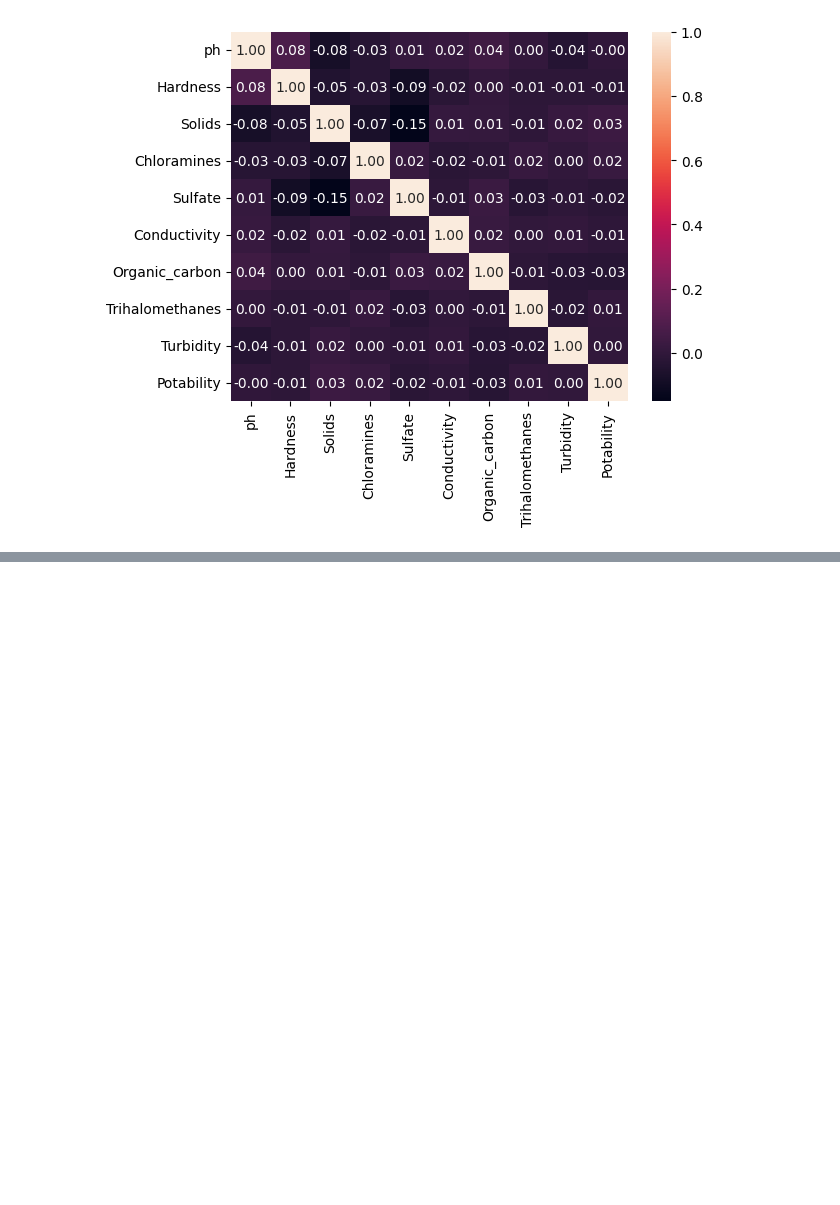
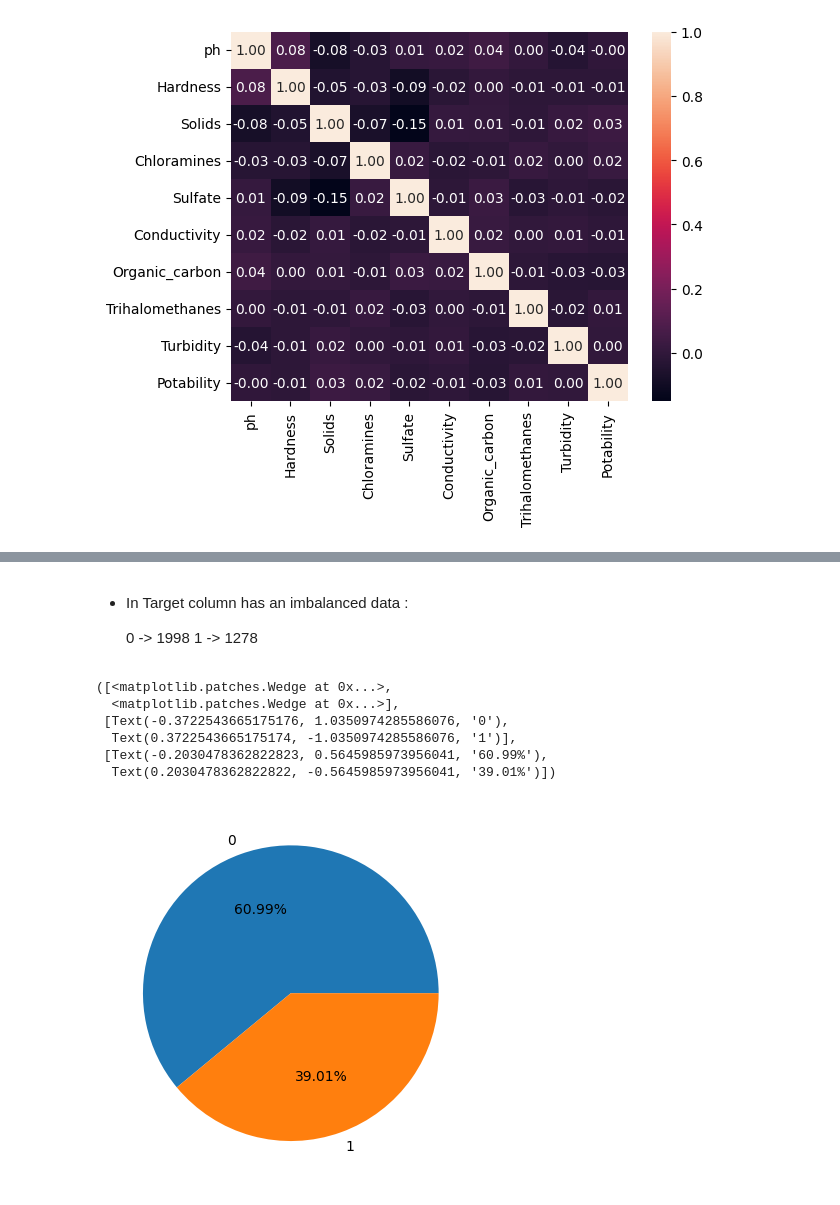
Before and after one commit to ashmi721/Data_Science_Project, a Jupyter notebook: water_quality_prediction.ipynb, the cells around one changed output, grey strips where cells are left out. Saved outputs shown, nothing was run; the diff lists cells and outputs as text; code cells hidden in the pictures; blank space fills up the shorter version.

```diff
--- a/water_quality_prediction.ipynb
+++ b/water_quality_prediction.ipynb
@@ -209,0 +223,15 @@ sns.heatmap(df.corr(),annot=True,fmt='0.2f')
+# %% [markdown]
+* In Target column has an imbalanced data :
+
+   0 -> 1998
+   1 -> 1278
+# %%
+plt.pie(x=p.values,labels=p.index,autopct='%.2f%%')
+# %% [output]
+([<matplotlib.patches.Wedge at 0x...>,
+  <matplotlib.patches.Wedge at 0x...>],
+ [Text(-0.3722543665175176, 1.0350974285586076, '0'),
+  Text(0.3722543665175174, -1.0350974285586076, '1')],
+ [Text(-0.2030478362822823, 0.5645985973956041, '60.99%'),
+  Text(0.2030478362822822, -0.5645985973956041, '39.01%')])
+[figure, added]
```
Also changed, not shown: parts of 16 cells of this notebook.
